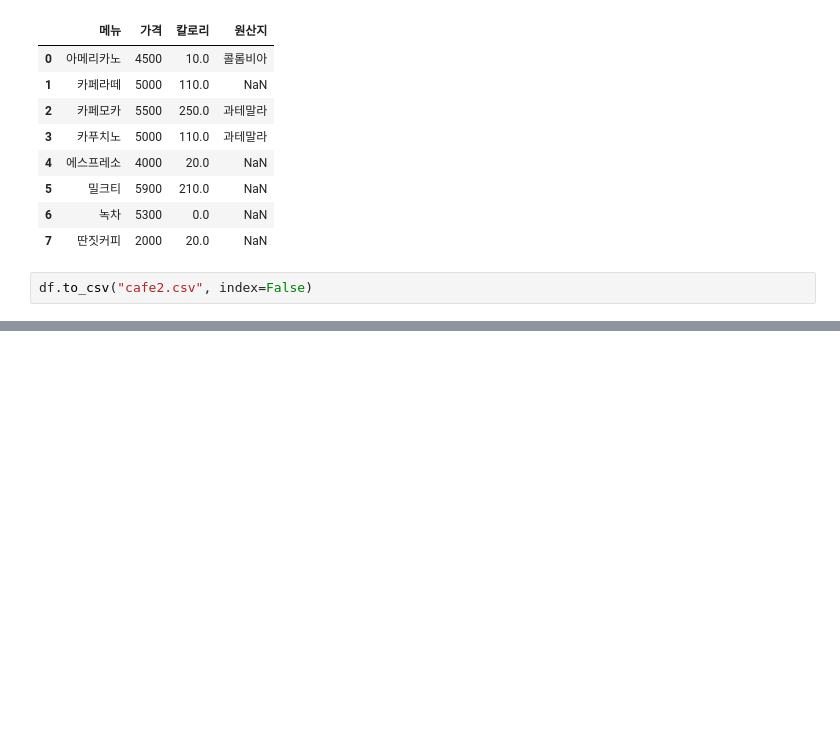
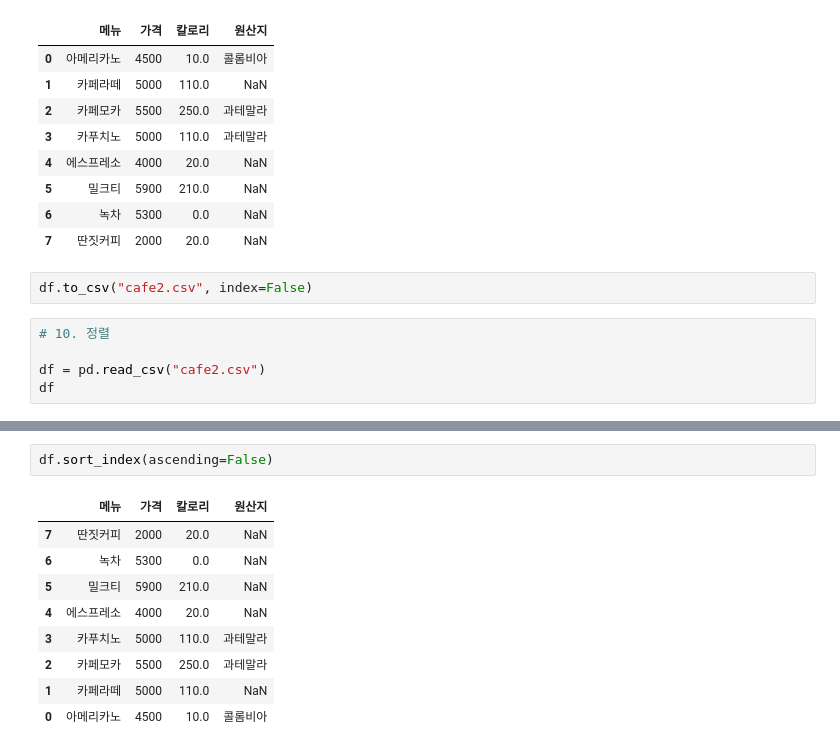
Before and after one commit to himzei/big_ana, a Jupyter notebook: ch02_판다스.ipynb, the cells around one changed output, grey strips where cells are left out. Saved outputs shown, nothing was run; the diff lists cells and outputs as text; blank space fills up the shorter version.

```diff
--- a/ch02_판다스.ipynb
+++ b/ch02_판다스.ipynb
@@ -559,3 +559,8 @@ df
 | 7 | 딴짓커피 | 2000 | 20.0 | NaN |
 # %%
 df.to_csv("cafe2.csv", index=False)
+# %%
+# 10. 정렬
+
+df = pd.read_csv("cafe2.csv")
+df
@@ -561,0 +577,12 @@ df.to_csv("cafe2.csv", index=False)
+# %%
+df.sort_index(ascending=False)
+# %% [output]
+|  | 메뉴 | 가격 | 칼로리 | 원산지 |
+| 7 | 딴짓커피 | 2000 | 20.0 | NaN |
+| 6 | 녹차 | 5300 | 0.0 | NaN |
+| 5 | 밀크티 | 5900 | 210.0 | NaN |
+| 4 | 에스프레소 | 4000 | 20.0 | NaN |
+| 3 | 카푸치노 | 5000 | 110.0 | 과테말라 |
+| 2 | 카페모카 | 5500 | 250.0 | 과테말라 |
+| 1 | 카페라떼 | 5000 | 110.0 | NaN |
+| 0 | 아메리카노 | 4500 | 10.0 | 콜롬비아 |
```
Also changed, not shown: parts of 7 cells of this notebook.
